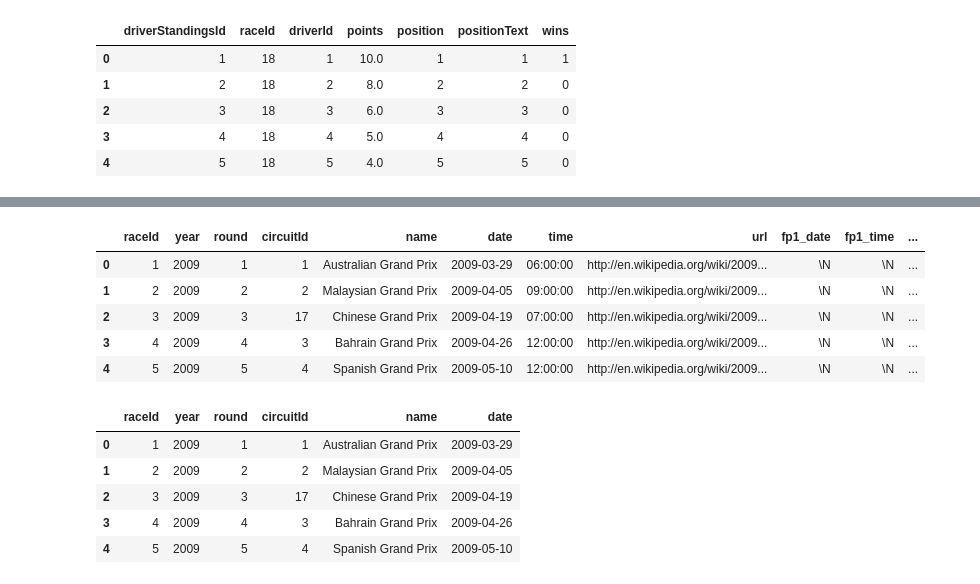
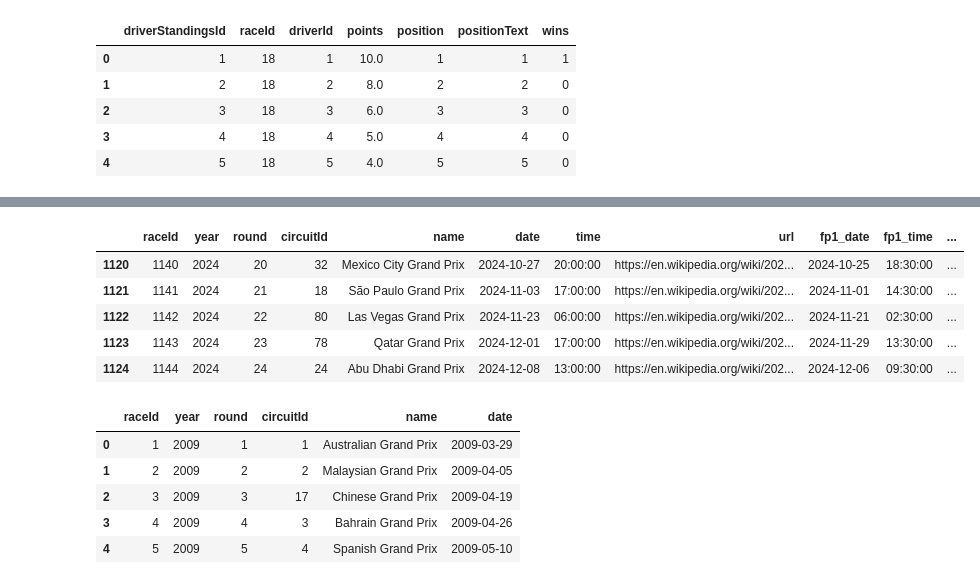
Before and after one commit to markprubin/formula1-analyst, a Jupyter notebook: F1 Driver and Constructor Season Totals 2023.ipynb, the cells around one changed output, grey strips where cells are left out. Drawn from its saved outputs; the diff is of its cells as text; code cells hidden in the pictures.

Commit message:
circuit/race visualization, update data

```diff
--- a/F1 Driver and Constructor Season Totals 2023.ipynb
+++ b/F1 Driver and Constructor Season Totals 2023.ipynb
@@ -44,12 +48,12 @@ races = pd.read_csv('f1db_csv/races.csv')
 # %%
-races.head()
+races.tail()
 # %% [output]
 |  | raceId | year | round | circuitId | name | date | time | url | fp1_date | fp1_time | ... |
-| 0 | 1 | 2009 | 1 | 1 | Australian Grand Prix | 2009-03-29 | 06:00:00 | http://en.wikipedia.org/wiki/2009... | \N | \N | ... |
-| 1 | 2 | 2009 | 2 | 2 | Malaysian Grand Prix | 2009-04-05 | 09:00:00 | http://en.wikipedia.org/wiki/2009... | \N | \N | ... |
-| 2 | 3 | 2009 | 3 | 17 | Chinese Grand Prix | 2009-04-19 | 07:00:00 | http://en.wikipedia.org/wiki/2009... | \N | \N | ... |
-| 3 | 4 | 2009 | 4 | 3 | Bahrain Grand Prix | 2009-04-26 | 12:00:00 | http://en.wikipedia.org/wiki/2009... | \N | \N | ... |
-| 4 | 5 | 2009 | 5 | 4 | Spanish Grand Prix | 2009-05-10 | 12:00:00 | http://en.wikipedia.org/wiki/2009... | \N | \N | ... |
+| 1120 | 1140 | 2024 | 20 | 32 | Mexico City Grand Prix | 2024-10-27 | 20:00:00 | https://en.wikipedia.org/wiki/202... | 2024-10-25 | 18:30:00 | ... |
+| 1121 | 1141 | 2024 | 21 | 18 | São Paulo Grand Prix | 2024-11-03 | 17:00:00 | https://en.wikipedia.org/wiki/202... | 2024-11-01 | 14:30:00 | ... |
+| 1122 | 1142 | 2024 | 22 | 80 | Las Vegas Grand Prix | 2024-11-23 | 06:00:00 | https://en.wikipedia.org/wiki/202... | 2024-11-21 | 02:30:00 | ... |
+| 1123 | 1143 | 2024 | 23 | 78 | Qatar Grand Prix | 2024-12-01 | 17:00:00 | https://en.wikipedia.org/wiki/202... | 2024-11-29 | 13:30:00 | ... |
+| 1124 | 1144 | 2024 | 24 | 24 | Abu Dhabi Grand Prix | 2024-12-08 | 13:00:00 | https://en.wikipedia.org/wiki/202... | 2024-12-06 | 09:30:00 | ... |
 # %%
 race_data = races.drop(columns=['url', 'time', 'fp1_date', 'fp1_time', "fp2_date", 'fp2_time', 'fp3_date', 'fp3_time', 'quali_date', 'quali_time', 'sprint_date', 'sprint_time'])
 # %%
```
Also changed, not shown: parts of 4 cells of this notebook, 15 other files.
